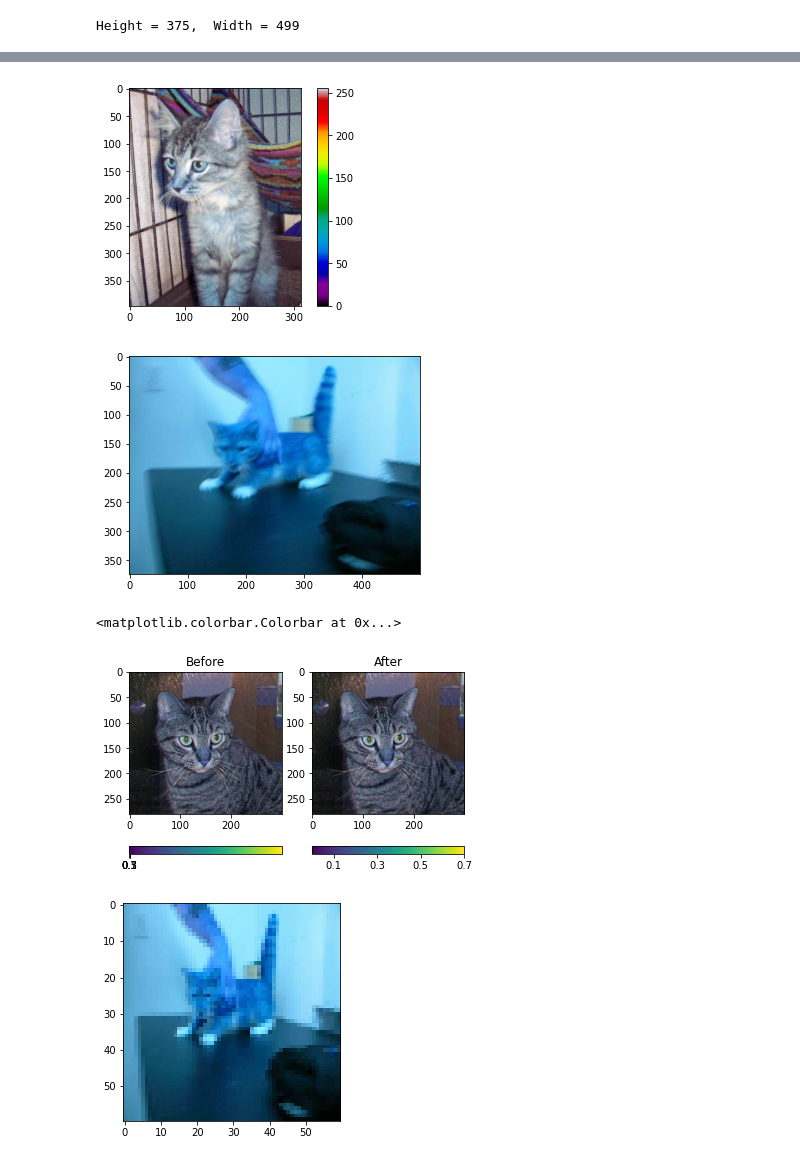
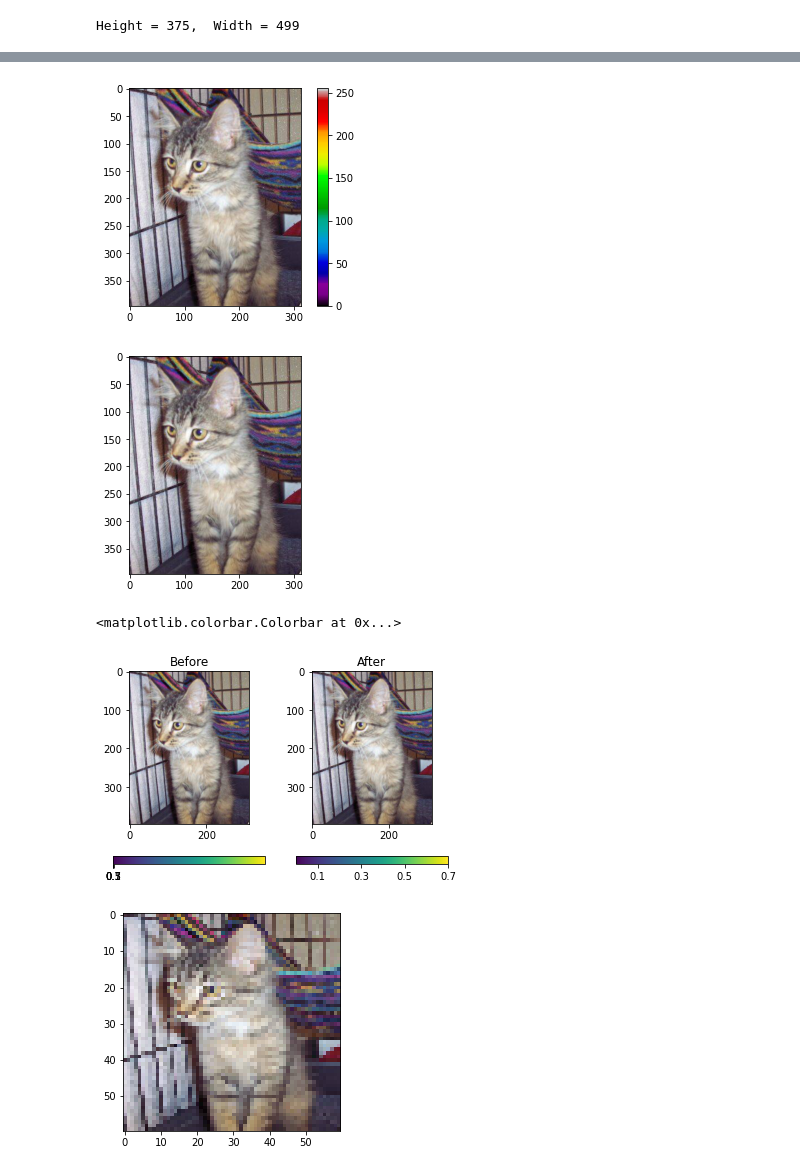
Before and after one commit to haimgoldfisher/Data_Visualization_Final_Project, a Jupyter notebook: NoteBook3 - Dogs VS Cats.ipynb, the cells around one changed output, grey strips where cells are left out. Cells and saved outputs as stored; diff of their text form; code cells hidden in the pictures.

```diff
--- a/NoteBook3 - Dogs VS Cats.ipynb
+++ b/NoteBook3 - Dogs VS Cats.ipynb
@@ -39,0 +56,13 @@ error: OpenCV(4.5.2) :-1: error: (-5:Bad argument) in function 'putText'
+# %%
+main = "C:\Haim\Anaconda\Dogs_VS_Cats"
+train = "train"
+train = os.path.join(main,train)
+
+test = "test1"
+test = os.path.join(main,test)
+
+
+IMAGE_FOLDER_PATH="C:\Haim\Anaconda\Dogs_VS_Cats/train"
+FILE_NAMES=os.listdir(IMAGE_FOLDER_PATH)
+WIDTH=150
+HEIGHT=150
@@ -144,34 +178,37 @@ plt.show()
 # %%
-imgplot = plt.imshow(images[2])
-imgplot.set_cmap('nipy_spectral')
+filename2 = train + '/cat.'+str(2)+'.jpg'
+image2 = imread(filename2)
+
+imgplot2 = plt.imshow(image2)
+imgplot2.set_cmap('nipy_spectral')
 plt.colorbar()
 plt.show()
 # %% [output]
-[figure, old version]
+[figure, new version]
 # %%
-plt.imshow(images[0])
+plt.imshow(image2)
 plt.show()
 # %% [output]
-[figure, old version]
+[figure, new version]
 # %%
 fig = plt.figure()
 ax = fig.add_subplot(1, 2, 1)
-imgplot = plt.imshow(images[1])
+imgplot3 = plt.imshow(image2)
 ax.set_title('Before')
 plt.colorbar(ticks=[0.1, 0.3, 0.5, 0.7], orientation='horizontal')
 ax = fig.add_subplot(1, 2, 2)
-imgplot = plt.imshow(images[1])
-imgplot.set_clim(0.0, 0.7)
+imgplot3 = plt.imshow(image2)
+imgplot3.set_clim(0.0, 0.7)
 ax.set_title('After')
 plt.colorbar(ticks=[0.1, 0.3, 0.5, 0.7], orientation='horizontal')
 # %% [output]
 <matplotlib.colorbar.Colorbar at 0x...>
-[figure, old version]
+[figure, new version]
 # %%
 from PIL import Image
 
-img = images[0]
+img = image2
 img = cv2.resize(img, (60, 60))
 imgplot = plt.imshow(img)
 # %% [output]
-[figure, old version]
+[figure, new version]
```
Also changed, not shown: parts of 20 cells of this notebook, 1 other file.
